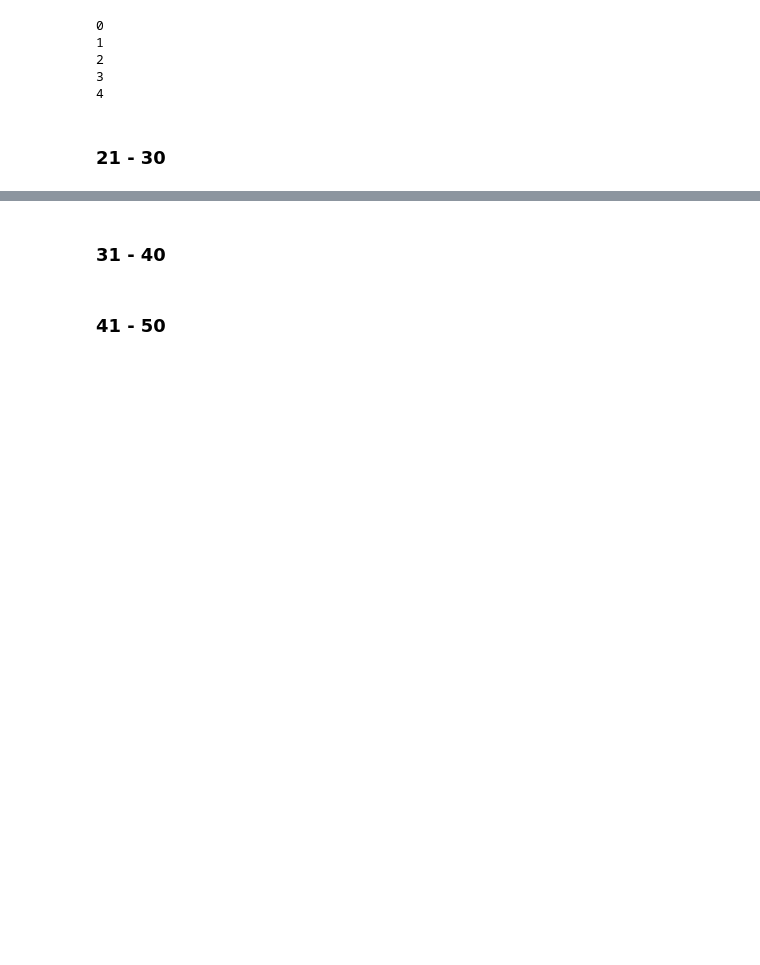
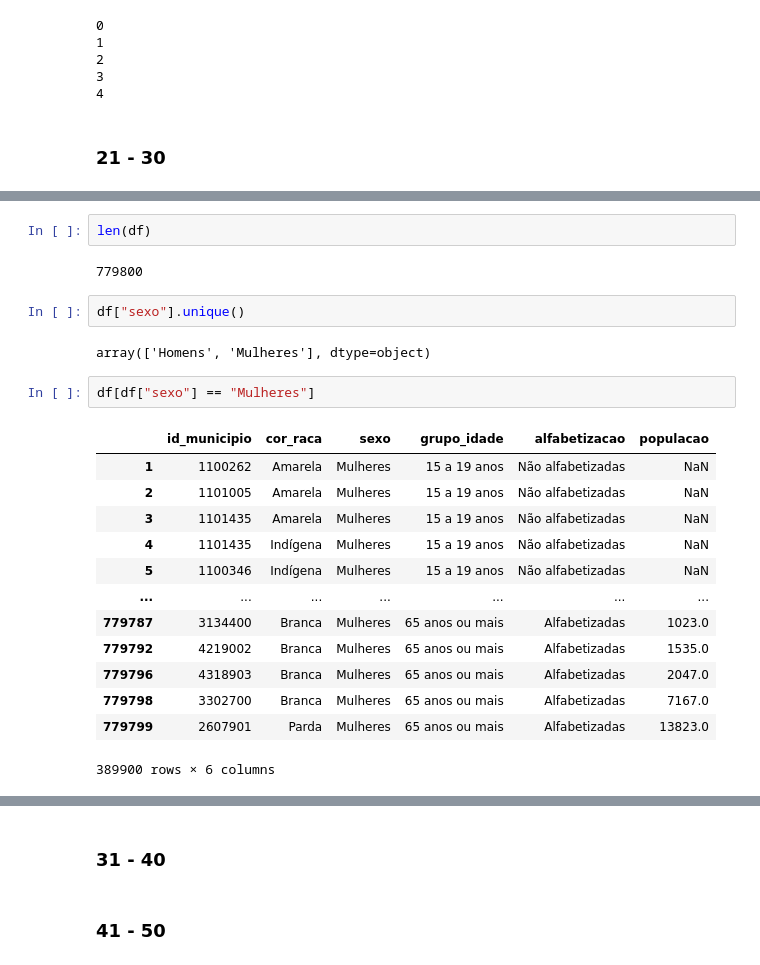
Before and after one commit to zicziczic/AlphabetizationAnalysis, a Jupyter notebook: ExerciciosComplementares.ipynb, the cells around one changed output, grey strips where cells are left out. Drawn from its saved outputs; the diff is of its cells as text; blank space fills up the shorter version.

```diff
--- a/ExerciciosComplementares.ipynb
+++ b/ExerciciosComplementares.ipynb
@@ -97,0 +135,24 @@ for i in range(5): print(i)
+# %%
+len(df)
+# %% [output]
+779800
+# %%
+df["sexo"].unique()
+# %% [output]
+array(['Homens', 'Mulheres'], dtype=object)
+# %%
+df[df["sexo"] == "Mulheres"]
+# %% [output]
+|  | id_municipio | cor_raca | sexo | grupo_idade | alfabetizacao | populacao |
+| 1 | 1100262 | Amarela | Mulheres | 15 a 19 anos | Não alfabetizadas | NaN |
+| 2 | 1101005 | Amarela | Mulheres | 15 a 19 anos | Não alfabetizadas | NaN |
+| 3 | 1101435 | Amarela | Mulheres | 15 a 19 anos | Não alfabetizadas | NaN |
+| 4 | 1101435 | Indígena | Mulheres | 15 a 19 anos | Não alfabetizadas | NaN |
+| 5 | 1100346 | Indígena | Mulheres | 15 a 19 anos | Não alfabetizadas | NaN |
+| ... | ... | ... | ... | ... | ... | ... |
+| 779787 | 3134400 | Branca | Mulheres | 65 anos ou mais | Alfabetizadas | 1023.0 |
+| 779792 | 4219002 | Branca | Mulheres | 65 anos ou mais | Alfabetizadas | 1535.0 |
+| 779796 | 4318903 | Branca | Mulheres | 65 anos ou mais | Alfabetizadas | 2047.0 |
+| 779798 | 3302700 | Branca | Mulheres | 65 anos ou mais | Alfabetizadas | 7167.0 |
+| 779799 | 2607901 | Parda | Mulheres | 65 anos ou mais | Alfabetizadas | 13823.0 |
+389900 rows × 6 columns
```
Also changed, not shown: parts of 9 cells of this notebook.
